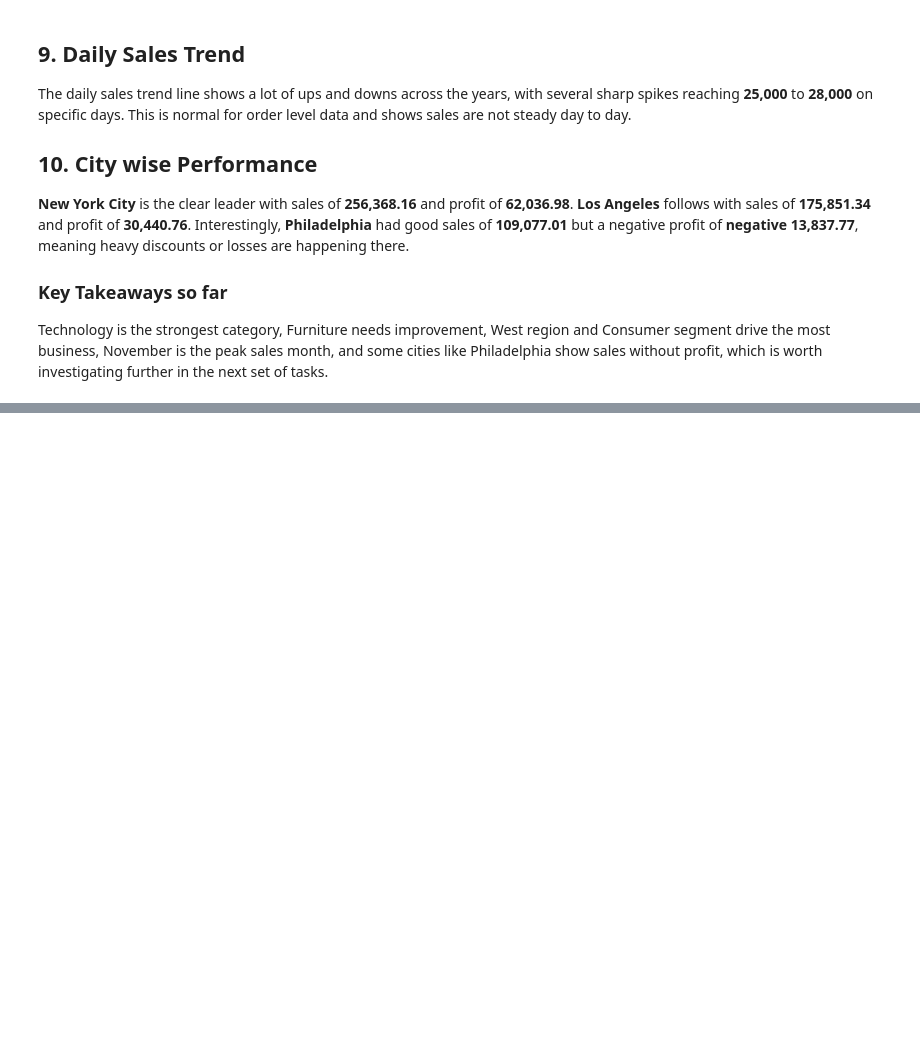
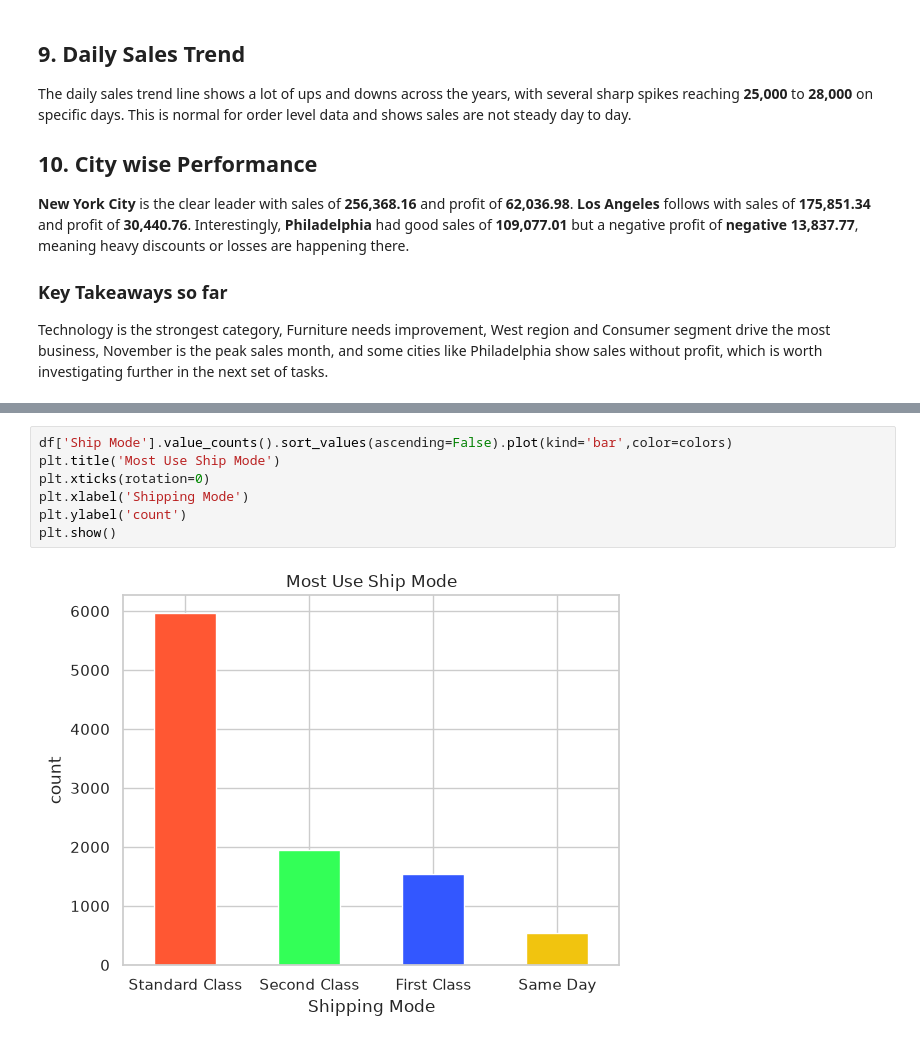
Before and after one commit to Fatima-Arain206/SOFTGROWTECH_INTERNSHIP_FINAL_PROJECT, a Jupyter notebook: Bussiness_DataAnalysisProject/Bussiness_Analysis.ipynb, the cells around one changed output, grey strips where cells are left out. Saved outputs shown, nothing was run; the diff lists cells and outputs as text; blank space fills up the shorter version.

```diff
--- a/Bussiness_DataAnalysisProject/Bussiness_Analysis.ipynb
+++ b/Bussiness_DataAnalysisProject/Bussiness_Analysis.ipynb
@@ -358,0 +417,9 @@ Technology is the strongest category, Furniture needs improvement, West region a
+# %%
+df['Ship Mode'].value_counts().sort_values(ascending=False).plot(kind='bar',color=colors)
+plt.title('Most Use Ship Mode')
+plt.xticks(rotation=0)
+plt.xlabel('Shipping Mode')
+plt.ylabel('count')
+plt.show()
+# %% [output]
+[figure, added]
```
Also changed, not shown: parts of 16 cells of this notebook.
